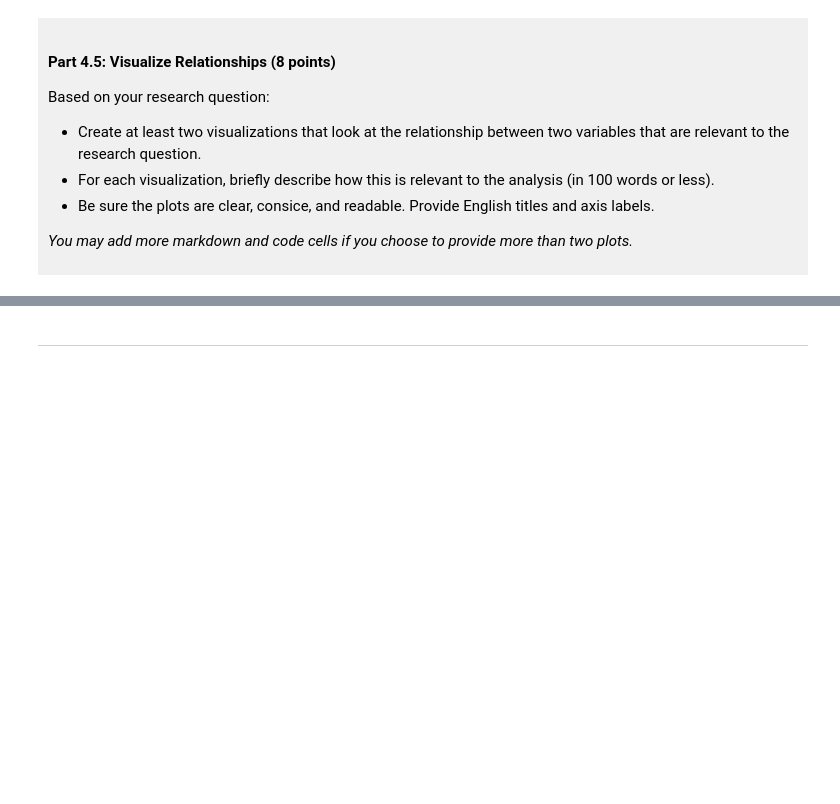
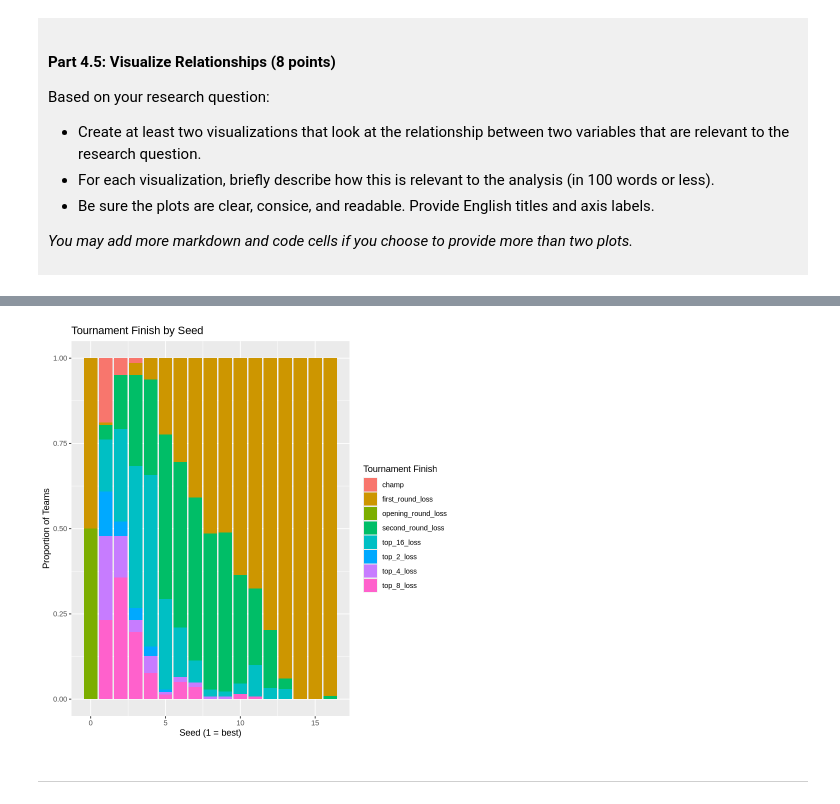
Before and after one commit to jessicayuan2007/dsci-100-project-jessica-yuan, a Jupyter notebook: dsci-100-project-notebook.ipynb, the cells around one changed output, grey strips where cells are left out. Cells and saved outputs as stored; diff of their text form; code cells hidden in the pictures; blank space fills up the shorter version.

```diff
--- a/dsci-100-project-notebook.ipynb
+++ b/dsci-100-project-notebook.ipynb
@@ -318,5 +386,12 @@ Visualization 2: %%% EDIT THIS MARKDOWN CELL%%%
 # %%
-### EDIT THIS CODE CELL FOR VISUALIZATION 2###
+ggplot(basketball_tidy, aes(x = seed, fill = tourney_finish)) +
+  geom_bar(position = "fill") +
+  labs(title = "Tournament Finish by Seed",
+       x = "Seed (1 = best)",
+       y = "Proportion of Teams",
+       fill = "Tournament Finish")
+# %% [output]
+[figure, added]
 # %% [markdown]
 ------
 # %% [markdown]
```
Also changed, not shown: parts of 10 cells of this notebook.
